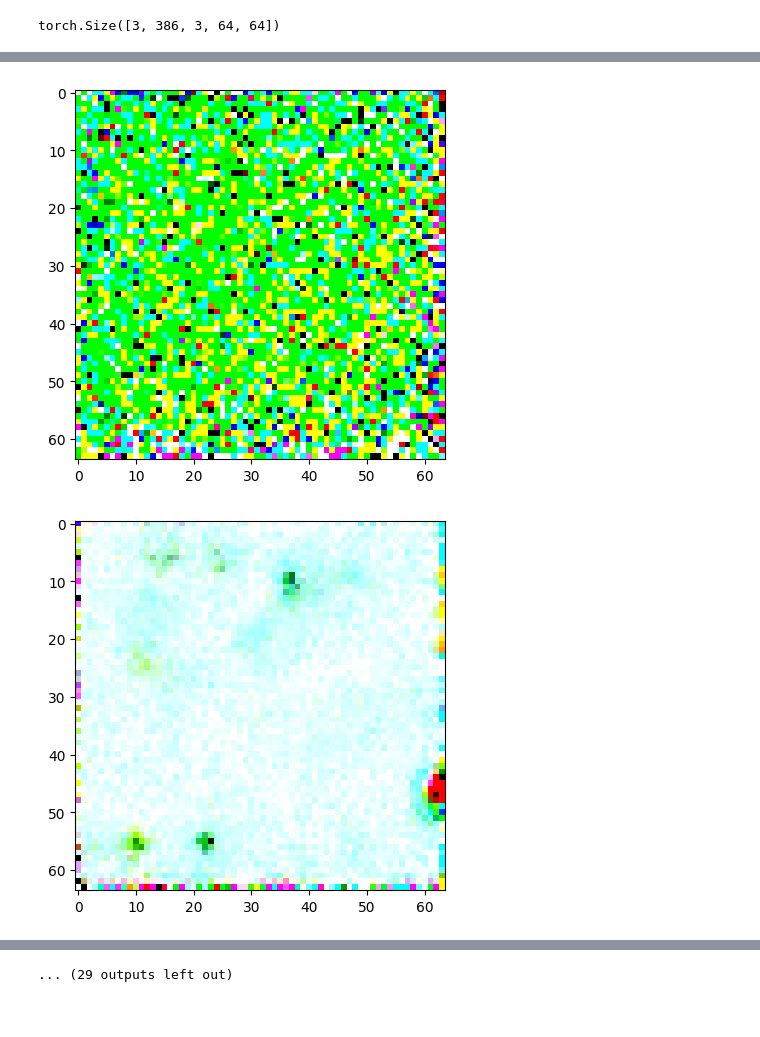
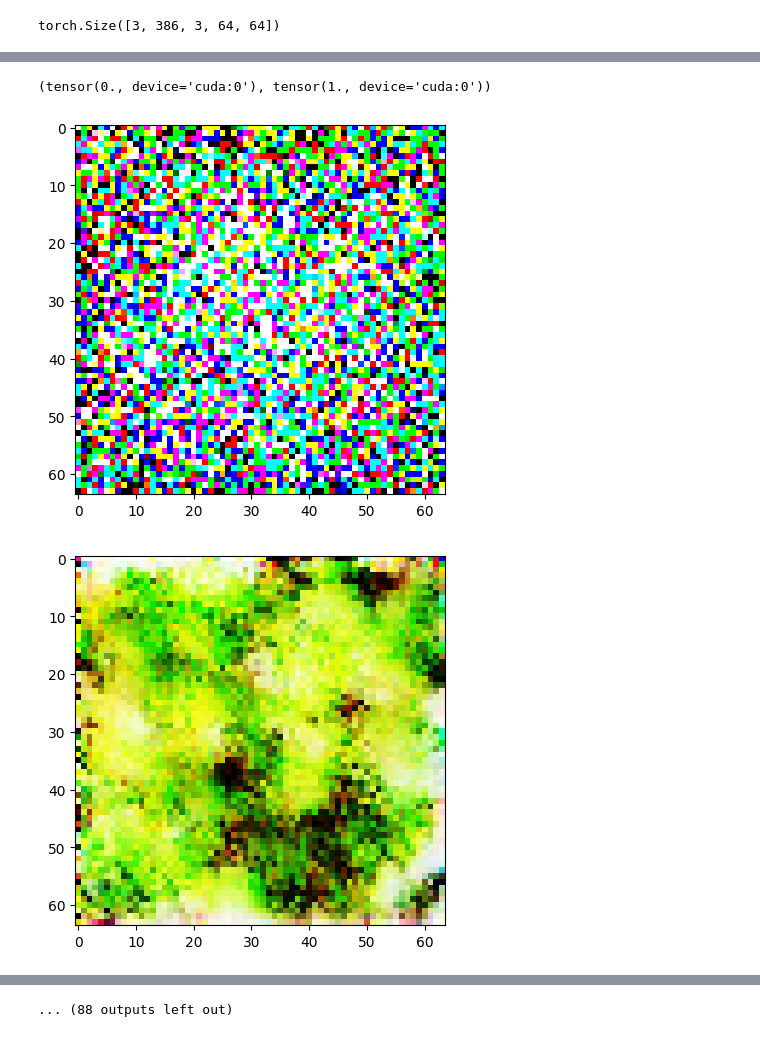
Before and after one commit to danilolc/pokemon-denoiser, a Jupyter notebook: New_Train.ipynb, the cells around one changed output, grey strips where cells are left out. Saved outputs shown, nothing was run; the diff lists cells and outputs as text; code cells hidden in the pictures.

```diff
--- a/New_Train.ipynb
+++ b/New_Train.ipynb
@@ -25,8 +25,8 @@ pimages.shape
 # %% [output]
 torch.Size([3, 386, 3, 64, 64])
 # %%
-T = 100
-beta = torch.linspace(10e-4, 0.1, T, device=device)
+T = 500
+beta = torch.linspace(10e-4, 0.025, T, device=device)
 
 alpha = 1 - beta
 
@@ -77,3 +82,11 @@ plt.show()
+# %%
+pimages.min(), pimages.max()
+# %% [output]
+(tensor(0., device='cuda:0'), tensor(1., device='cuda:0'))
+# %%
+def isigmoid(x):
+    eps = 0.1
+    return torch.log(x + eps) - torch.log(1 - x + eps)
 # %%
 model = UNet(3, 3).to(device)
 
@@ -94,7 +107,7 @@ def generate_image():
 
         x = (1 / torch.sqrt(alpha[t])) * (x - e) + z * torch.sqrt(beta[t])
 
-    plot_image(x)
+    plot_image(torch.sigmoid(x))
     plt.show()
 
     model.train()
@@ -102,7 +115,7 @@ def generate_image():
 loss_func = nn.MSELoss()
 optimizer = optim.Adam(model.parameters(), lr=1e-3)
 
-pbar = tqdm(range(20001))#, miniters=15)
+pbar = tqdm(range(100001))#, miniters=15)
 def closure():
     optimizer.zero_grad()
 
@@ -112,32 +125,33 @@ def closure():
     batch = torch.randperm(385)[:bs]
     x0 = pimages[source, batch]
     x0 = torch.stack([transform(x) for x in x0], dim=0)
+    x0 = isigmoid(x0)
 
     e = torch.randn(x0.shape, device=device)
     t = torch.randint(0, T - 1, (bs,), device=device)
 
     x_nois = torch.sqrt(alpha_[t])[:, None, None, None] * x0 + torch.sqrt(1-alpha_[t])[:, None, None, None] * e
     #xc = contour[source, batch]
     #xn = torch.cat([x_nois, xc], dim=1)
 
     e_pred = model(x_nois, t)
 
     # Calculate the loss between the result and the noise
     loss = loss_func(e, e_pred)
     loss.backward()
 
     pbar.set_description(f"%.8f" % loss, refresh=False)
 
     return loss
 
 model.train()
 for j in pbar:
     optimizer.step(closure)
 
     if j % 500 == 0:
         generate_image()
 
 torch.save(model.state_dict(), 'model.pt')
 # %% [output]
-[figure, old version]
+[figure, new version]
-[figure, old version]
+[figure, new version]
@@ -154 +168 @@ torch.save(model.state_dict(), 'model.pt')
-... (29 outputs left out)
+... (88 outputs left out)
```
Also changed, not shown: parts of 4 cells of this notebook, 1 other file.
